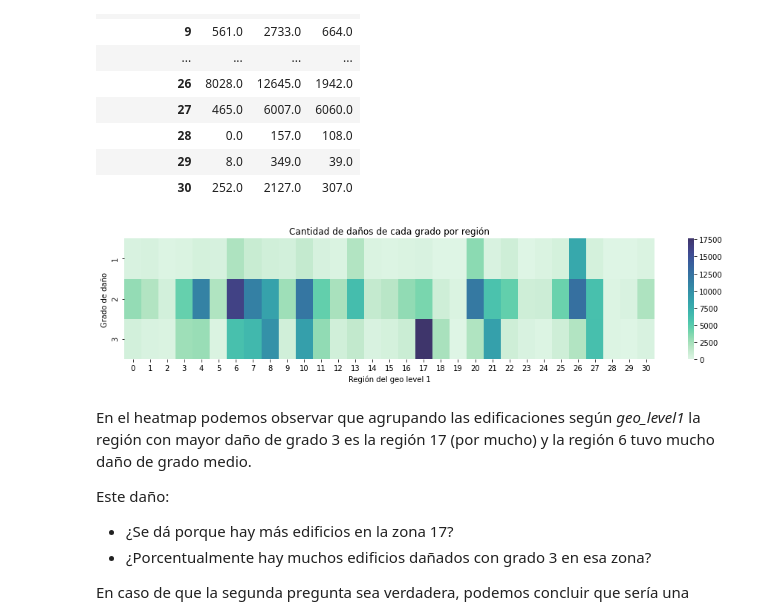
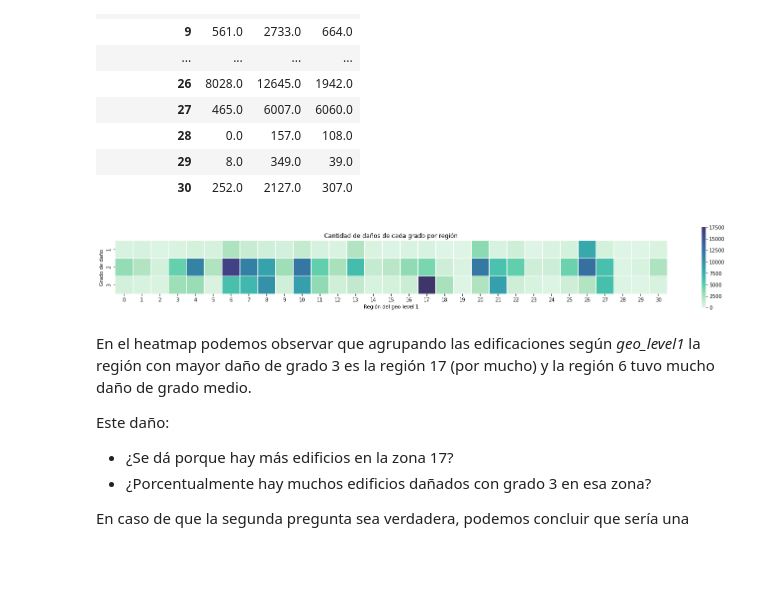
Before and after one commit to franvinas/7506-tp1, a Jupyter notebook: tp1.ipynb, the cells around one changed output. Saved outputs shown, nothing was run; the diff lists cells and outputs as text; code cells hidden in the pictures; blank space fills up the shorter version.

Commit message:
update estilo de heatmaps

```diff
--- a/tp1.ipynb
+++ b/tp1.ipynb
@@ -31,20 +31,17 @@ import pandas as pd
 import numpy as np
 import matplotlib.pyplot as plt
 import seaborn as sns
-#from matplotlib import cm
 import matplotlib.ticker as mtick
-#import matplotlib as mpl
+import matplotlib as mpl
 import cycler
-#import colorcet as cc
 
 #seteando la paleta de colores
-#estilo = "mako"
+estilo = "mako"
 cmap_cycler = sns.color_palette(estilo, n_colors = 280)
 cmap = sns.color_palette(estilo, n_colors = 2000)[:500:-1]
-plt.style.available
 
 plt.rcParams['axes.grid'] = True
-mpl.rcParams['axes.prop_cycle'] = cycler.cycler('color', cmap_cycler[200::-20])#cc.kbc[::-25])#cc.linear_blue_5_95_c73[::-40]) #plt.cm.tab20c.colors)
+mpl.rcParams['axes.prop_cycle'] = cycler.cycler('color', cmap_cycler[200::-20])
 # %%
 # lectura de archivos csv
 train_values=pd.read_csv('train_values.csv',
@@ -382,14 +379,14 @@ damage_grade_por_region_geoLeve1
 | 29 | 8.0 | 349.0 | 39.0 |
 | 30 | 252.0 | 2127.0 | 307.0 |
 # %%
-plt.figure(figsize=(16,3))
-sns.heatmap(data=damage_grade_por_region_geoLeve1.T,cmap=cmap)
+plt.figure(figsize=(25,3))
+sns.heatmap(data=damage_grade_por_region_geoLeve1.T,cmap=cmap, linewidths=1, square=True)
 plt.title('Cantidad de daños de cada grado por región')
 plt.ylabel('Grado de daño')
 plt.xlabel('Región del geo level 1')
 plt.show()
 # %% [output]
-[figure, old version]
+[figure, new version]
 # %% [markdown]
 En el heatmap podemos observar que agrupando las edificaciones según *geo_level1* la región con mayor daño de grado 3 es la región 17 (por mucho) y la región 6 tuvo mucho daño de grado medio.
 
```
Also changed, not shown: parts of 9 cells of this notebook.
